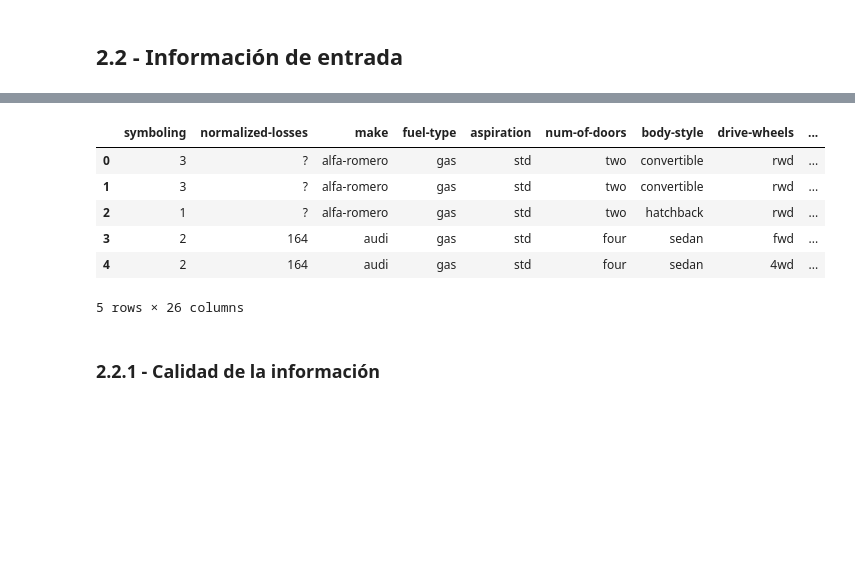
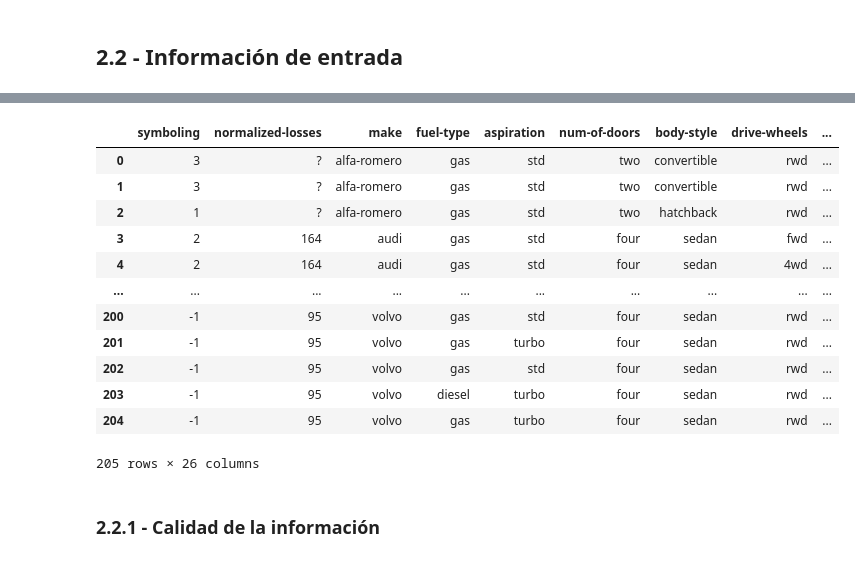
Before and after one commit to ferjorosa/tokio-school-dl-03-2023, a Jupyter notebook: 1 - INTRODUCCION/2-Preparacion de datos y herramientas.ipynb, the cells around one changed output, grey strips where cells are left out. Saved outputs shown, nothing was run; the diff lists cells and outputs as text; code cells hidden in the pictures; blank space fills up the shorter version.

```diff
--- a/1 - INTRODUCCION/2-Preparacion de datos y herramientas.ipynb
+++ b/1 - INTRODUCCION/2-Preparacion de datos y herramientas.ipynb
@@ -41,21 +41,54 @@ Los **atributos** son las unidades básicas e indivisibles de información utili
 A la hora de utilizar conjuntos de datos es necesario analaizar la informacion contenida con el objetivo de asgurar dos propiedades fundamentales:
 * **Calidad de la información.** ¿Contienen las instancias la información necesaria para aprender la tarea objetivo?
 * **Cantidad de la información.** ¿Tenemos suficientes instancias para aprender la tarea objetivo?
-# %%
-import numpy as np
-import pandas as pd
-
-# automobile_nomissing = pd.read_csv("https://raw.githubusercontent.com/ferjorosa/telefonica-talentum-ai-10-2020/main/Data/automobile_nomissing.csv")
-automobile = pd.read_csv("https://raw.githubusercontent.com/ferjorosa/telefonica-talentum-ai-10-2020/main/Data/automobile.csv")
-automobile.head(5)
-# %% [output]
-|  | symboling | normalized-losses | make | fuel-type | aspiration | num-of-doors | body-style | drive-wheels | ... |
-| 0 | 3 | ? | alfa-romero | gas | std | two | convertible | rwd | ... |
-| 1 | 3 | ? | alfa-romero | gas | std | two | convertible | rwd | ... |
-| 2 | 1 | ? | alfa-romero | gas | std | two | hatchback | rwd | ... |
-| 3 | 2 | 164 | audi | gas | std | four | sedan | fwd | ... |
-| 4 | 2 | 164 | audi | gas | std | four | sedan | 4wd | ... |
-5 rows × 26 columns
+# %%
+import numpy as np
+import pandas as pd
+
+df_automobile = pd.read_csv("https://archive.ics.uci.edu/ml/machine-learning-databases/autos/imports-85.data", header=None)
+df_automobile.columns = [
+    'symboling',
+    'normalized-losses',
+    'make',
+    'fuel-type',
+    'aspiration',
+    'num-of-doors',
+    'body-style',
+    'drive-wheels',
+    'engine-location',
+    'wheel-base',
+    'length',
+    'width',
+    'height',
+    'curb-weight',
+    'engine-type',
+    'num-of-cylinders',
+    'engine-size',
+    'fuel-system',
+    'bore',
+    'stroke',
+    'compression-ratio',
+    'horsepower',
+    'peak-rpm',
+    'city-mpg',
+    'highway-mpg',
+    'price'
+]
+df_automobile
+# %% [output]
+|  | symboling | normalized-losses | make | fuel-type | aspiration | num-of-doors | body-style | drive-wheels | ... |
+| 0 | 3 | ? | alfa-romero | gas | std | two | convertible | rwd | ... |
+| 1 | 3 | ? | alfa-romero | gas | std | two | convertible | rwd | ... |
+| 2 | 1 | ? | alfa-romero | gas | std | two | hatchback | rwd | ... |
+| 3 | 2 | 164 | audi | gas | std | four | sedan | fwd | ... |
+| 4 | 2 | 164 | audi | gas | std | four | sedan | 4wd | ... |
+| ... | ... | ... | ... | ... | ... | ... | ... | ... | ... |
+| 200 | -1 | 95 | volvo | gas | std | four | sedan | rwd | ... |
+| 201 | -1 | 95 | volvo | gas | turbo | four | sedan | rwd | ... |
+| 202 | -1 | 95 | volvo | gas | std | four | sedan | rwd | ... |
+| 203 | -1 | 95 | volvo | diesel | turbo | four | sedan | rwd | ... |
+| 204 | -1 | 95 | volvo | gas | turbo | four | sedan | rwd | ... |
+205 rows × 26 columns
 # %% [markdown]
 ### 2.2.1 - Calidad de la información
 # %% [markdown]
```
